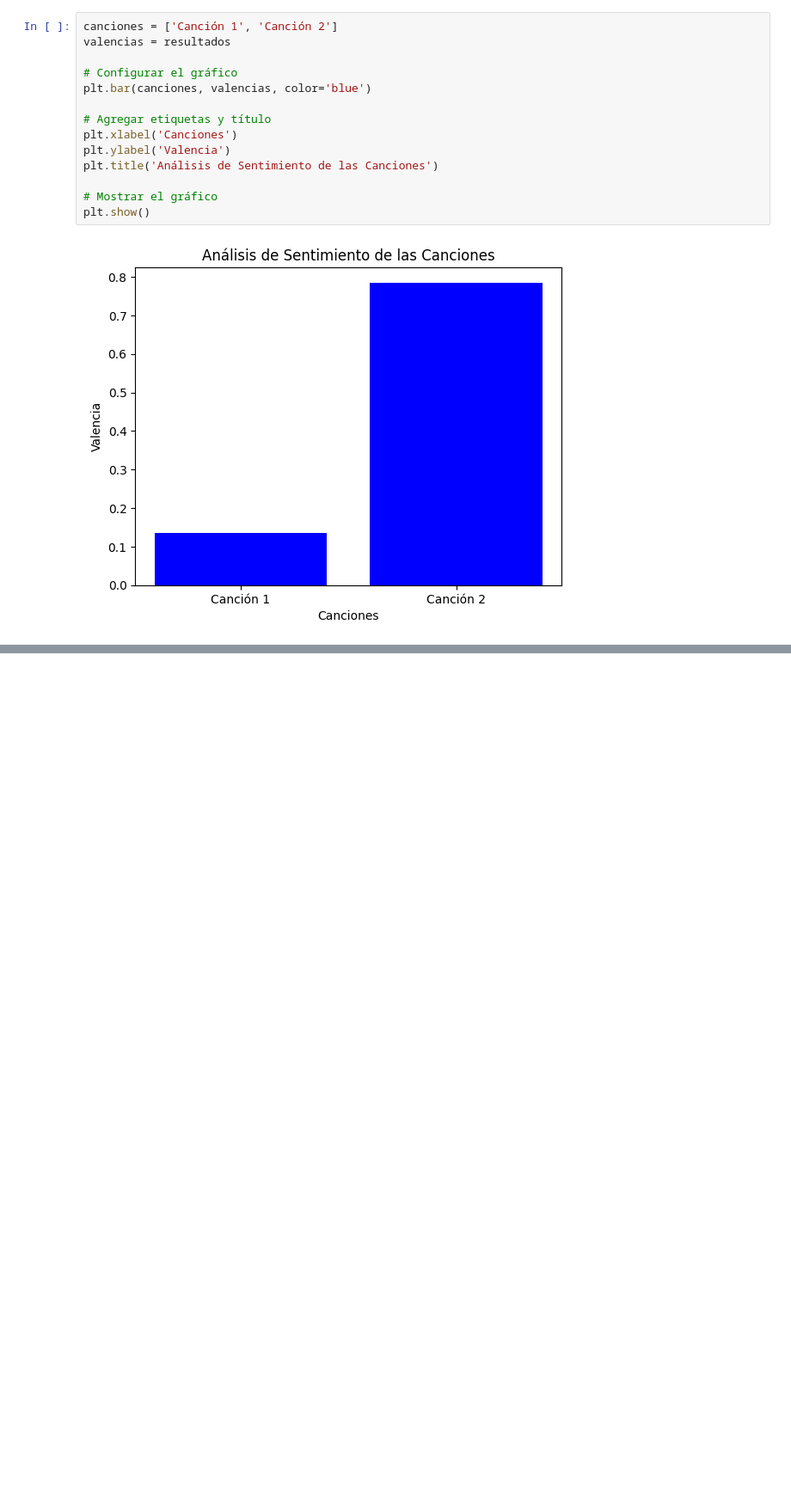
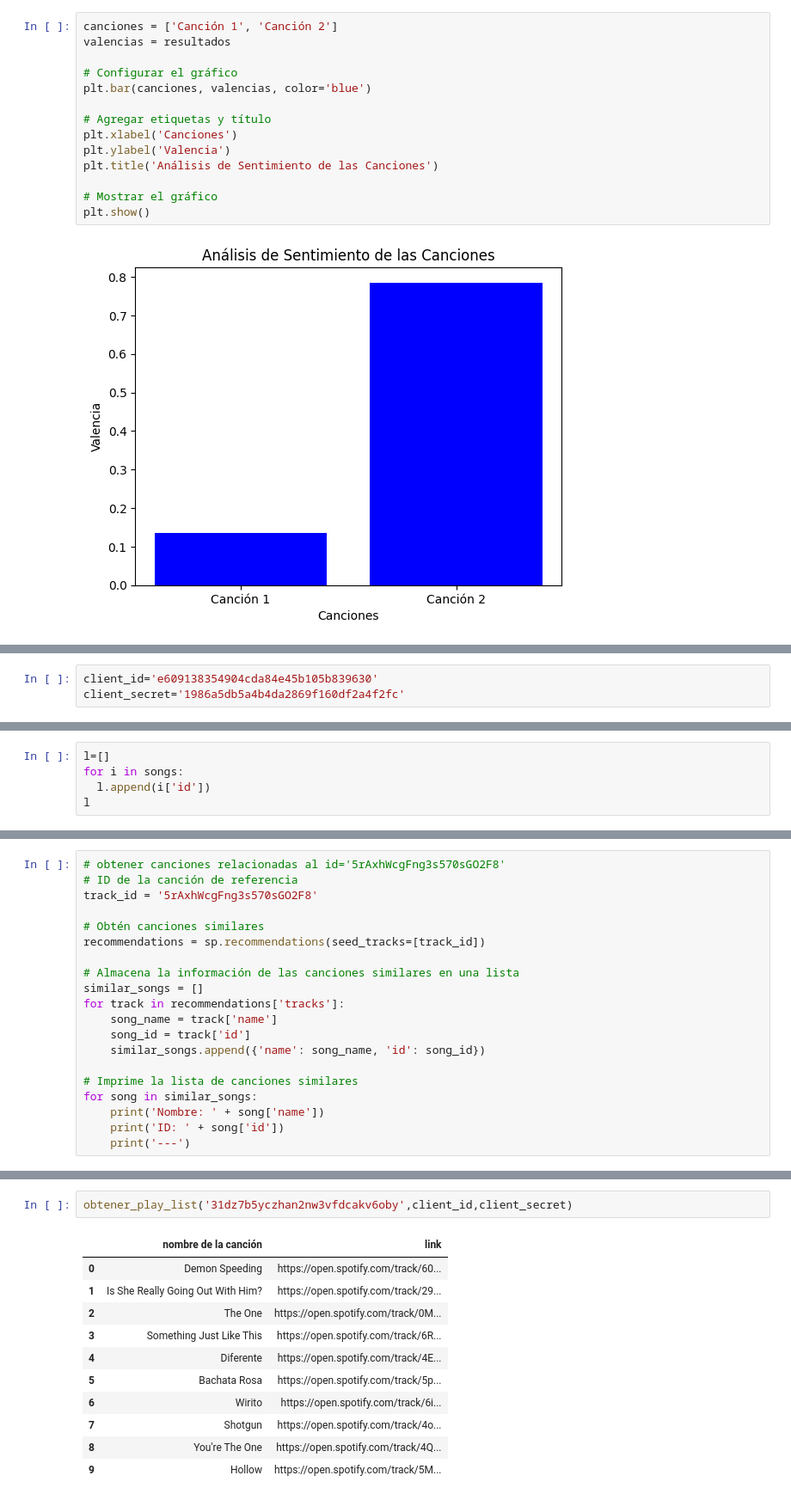
Before and after one commit to LuisDiaz1/trabajofinal, a Jupyter notebook: Trabajofinal.ipynb, the cells around one changed output, grey strips where cells are left out. Shown: that part at 86% size. Saved outputs shown, nothing was run; the diff lists cells and outputs as text; blank space fills up the shorter version.

Commit message:
se adiciono el proyecto de recomendar un play list

```diff
--- a/Trabajofinal.ipynb
+++ b/Trabajofinal.ipynb
@@ -103,0 +106,3 @@ plt.show()
+# %%
+client_id='e609138354904cda84e45b105b839630'
+client_secret='1986a5db5a4b4da2869f160df2a4f2fc'
@@ -103,0 +182,5 @@ plt.show()
+# %%
+l=[]
+for i in songs:
+  l.append(i['id'])
+l
@@ -103,0 +198,20 @@ plt.show()
+# %%
+# obtener canciones relacionadas al id='5rAxhWcgFng3s570sGO2F8'
+# ID de la canción de referencia
+track_id = '5rAxhWcgFng3s570sGO2F8'
+
+# Obtén canciones similares
+recommendations = sp.recommendations(seed_tracks=[track_id])
+
+# Almacena la información de las canciones similares en una lista
+similar_songs = []
+for track in recommendations['tracks']:
+    song_name = track['name']
+    song_id = track['id']
+    similar_songs.append({'name': song_name, 'id': song_id})
+
+# Imprime la lista de canciones similares
+for song in similar_songs:
+    print('Nombre: ' + song['name'])
+    print('ID: ' + song['id'])
+    print('---')
@@ -103,0 +293,14 @@ plt.show()
+# %%
+obtener_play_list('31dz7b5yczhan2nw3vfdcakv6oby',client_id,client_secret)
+# %% [output]
+|  | nombre de la canción | link |
+| 0 | Demon Speeding | https://open.spotify.com/track/60... |
+| 1 | Is She Really Going Out With Him? | https://open.spotify.com/track/29... |
+| 2 | The One | https://open.spotify.com/track/0M... |
+| 3 | Something Just Like This | https://open.spotify.com/track/6R... |
+| 4 | Diferente | https://open.spotify.com/track/4E... |
+| 5 | Bachata Rosa | https://open.spotify.com/track/5p... |
+| 6 | Wirito | https://open.spotify.com/track/6i... |
+| 7 | Shotgun | https://open.spotify.com/track/4o... |
+| 8 | You're The One | https://open.spotify.com/track/4Q... |
+| 9 | Hollow | https://open.spotify.com/track/5M... |
```
Also changed, not shown: parts of 7 cells of this notebook, 1 other file.
